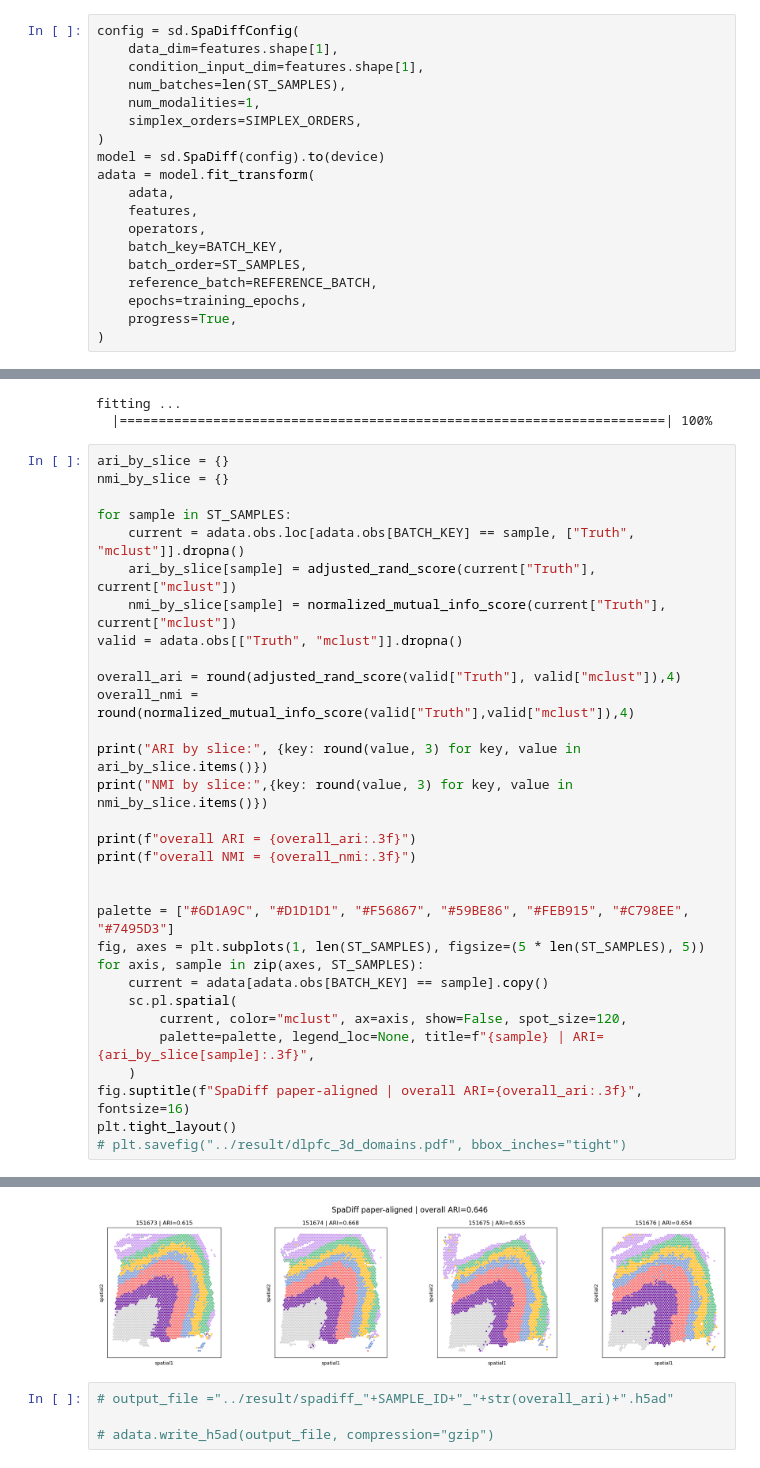
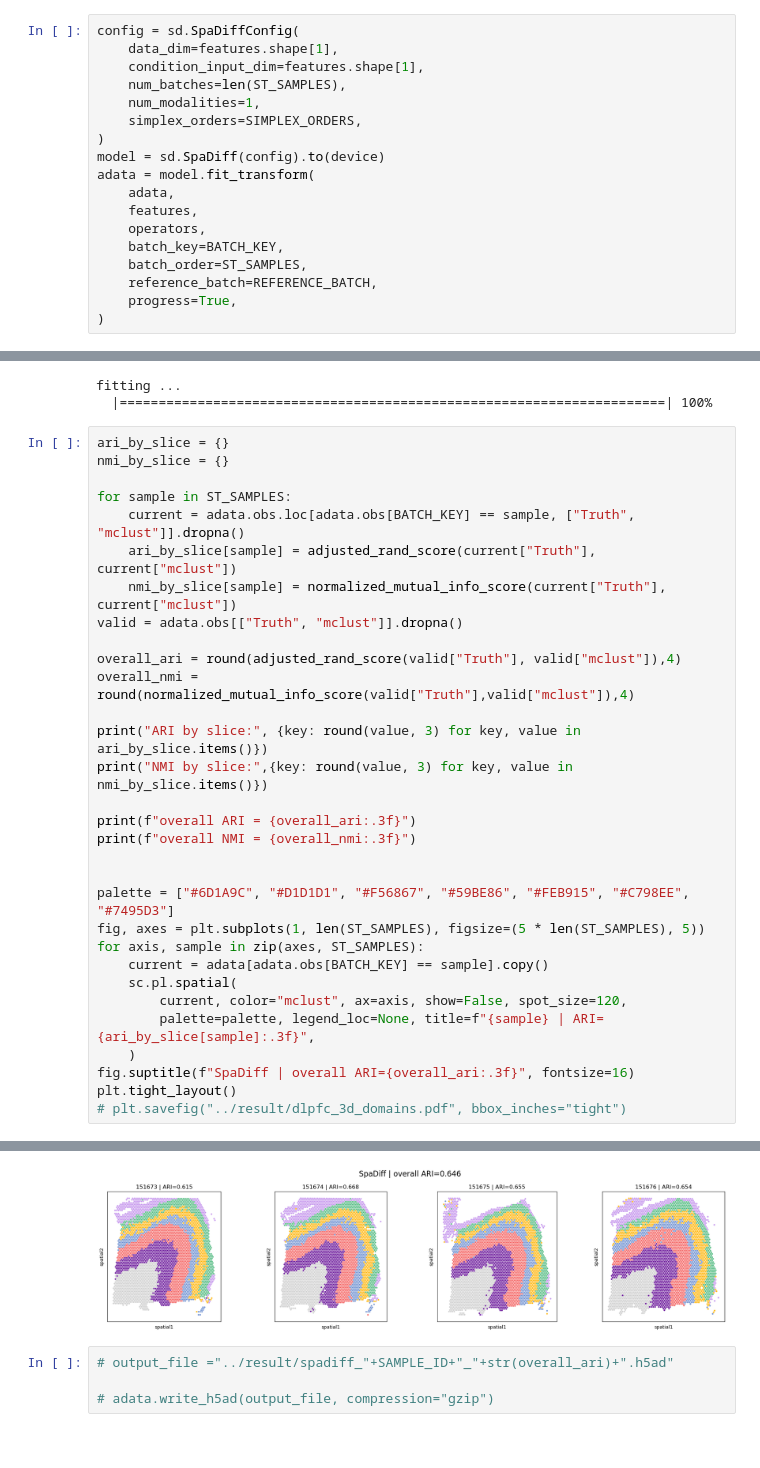
Before and after one commit to xy-geng/SpaDiff, a Jupyter notebook: docs/source/tutorial/01_DLPFC/1-DLPFC_multi_slice.ipynb, the cells around one changed output, grey strips where cells are left out. Cells and saved outputs as stored; diff of their text form.

```diff
--- a/docs/source/tutorial/01_DLPFC/1-DLPFC_multi_slice.ipynb
+++ b/docs/source/tutorial/01_DLPFC/1-DLPFC_multi_slice.ipynb
@@ -146,7 +145,6 @@ adata = model.fit_transform(
     batch_key=BATCH_KEY,
     batch_order=ST_SAMPLES,
     reference_batch=REFERENCE_BATCH,
-    epochs=training_epochs,
     progress=True,
 )
 # %%
@@ -169,35 +167,35 @@ for sample in ST_SAMPLES:
     current = adata.obs.loc[adata.obs[BATCH_KEY] == sample, ["Truth", "mclust"]].dropna()
     ari_by_slice[sample] = adjusted_rand_score(current["Truth"], current["mclust"])
     nmi_by_slice[sample] = normalized_mutual_info_score(current["Truth"], current["mclust"])
 valid = adata.obs[["Truth", "mclust"]].dropna()
 
 overall_ari = round(adjusted_rand_score(valid["Truth"], valid["mclust"]),4)
 overall_nmi = round(normalized_mutual_info_score(valid["Truth"],valid["mclust"]),4)
 
 print("ARI by slice:", {key: round(value, 3) for key, value in ari_by_slice.items()})
 print("NMI by slice:",{key: round(value, 3) for key, value in nmi_by_slice.items()})
 
 print(f"overall ARI = {overall_ari:.3f}")
 print(f"overall NMI = {overall_nmi:.3f}")
 
 
 palette = ["#6D1A9C", "#D1D1D1", "#F56867", "#59BE86", "#FEB915", "#C798EE", "#7495D3"]
 fig, axes = plt.subplots(1, len(ST_SAMPLES), figsize=(5 * len(ST_SAMPLES), 5))
 for axis, sample in zip(axes, ST_SAMPLES):
     current = adata[adata.obs[BATCH_KEY] == sample].copy()
     sc.pl.spatial(
         current, color="mclust", ax=axis, show=False, spot_size=120,
         palette=palette, legend_loc=None, title=f"{sample} | ARI={ari_by_slice[sample]:.3f}",
     )
-fig.suptitle(f"SpaDiff paper-aligned | overall ARI={overall_ari:.3f}", fontsize=16)
+fig.suptitle(f"SpaDiff | overall ARI={overall_ari:.3f}", fontsize=16)
 plt.tight_layout()
 # plt.savefig("../result/dlpfc_3d_domains.pdf", bbox_inches="tight")
 # %% [output]
 ARI by slice: {'151673': 0.615, '151674': 0.668, '151675': 0.655, '151676': 0.654}
 NMI by slice: {'151673': 0.729, '151674': 0.752, '151675': 0.722, '151676': 0.729}
 overall ARI = 0.646
 overall NMI = 0.726
-[figure, old version]
+[figure, new version]
 # %%
 # output_file ="../result/spadiff_"+SAMPLE_ID+"_"+str(overall_ari)+".h5ad"
 
```
Also changed, not shown: parts of 1 cell of this notebook, 10 other files.
